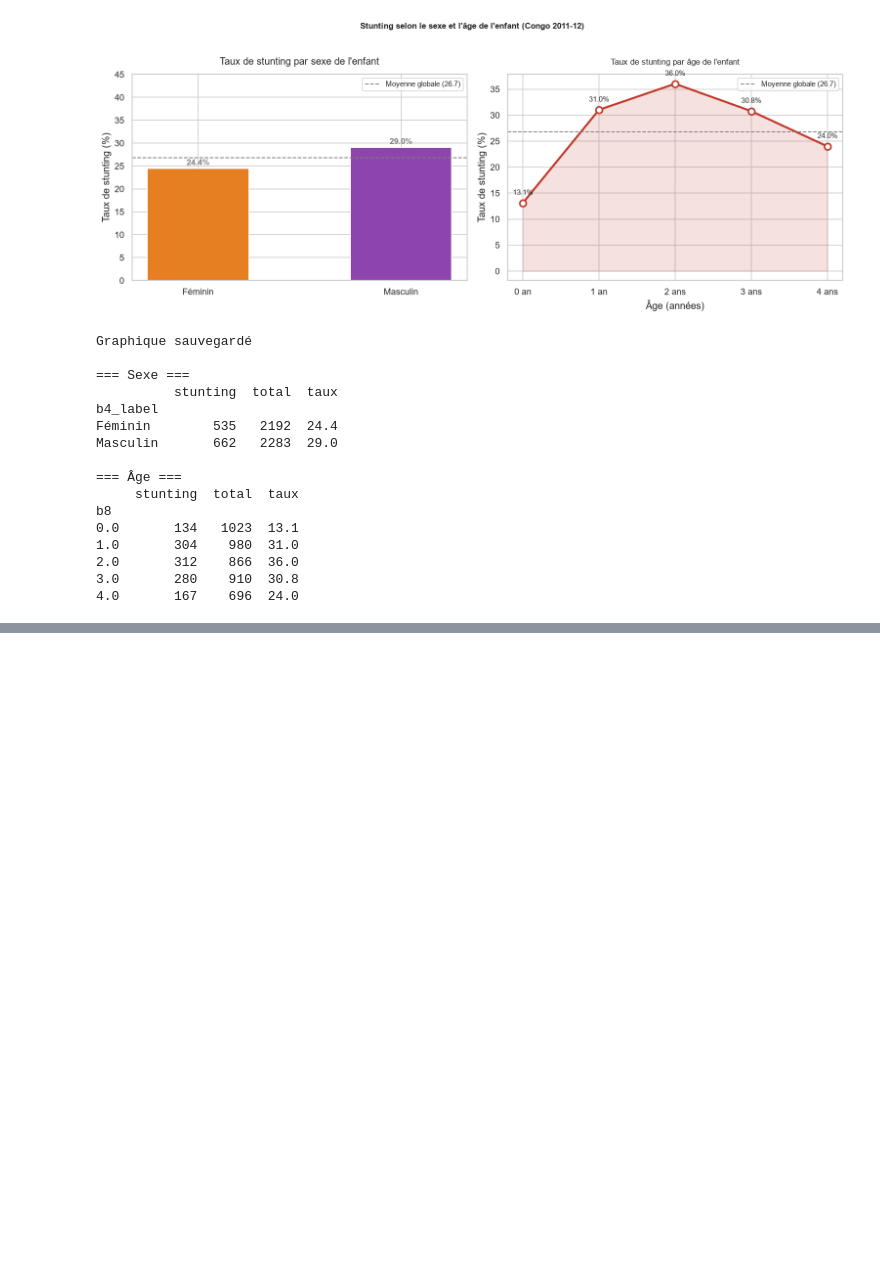
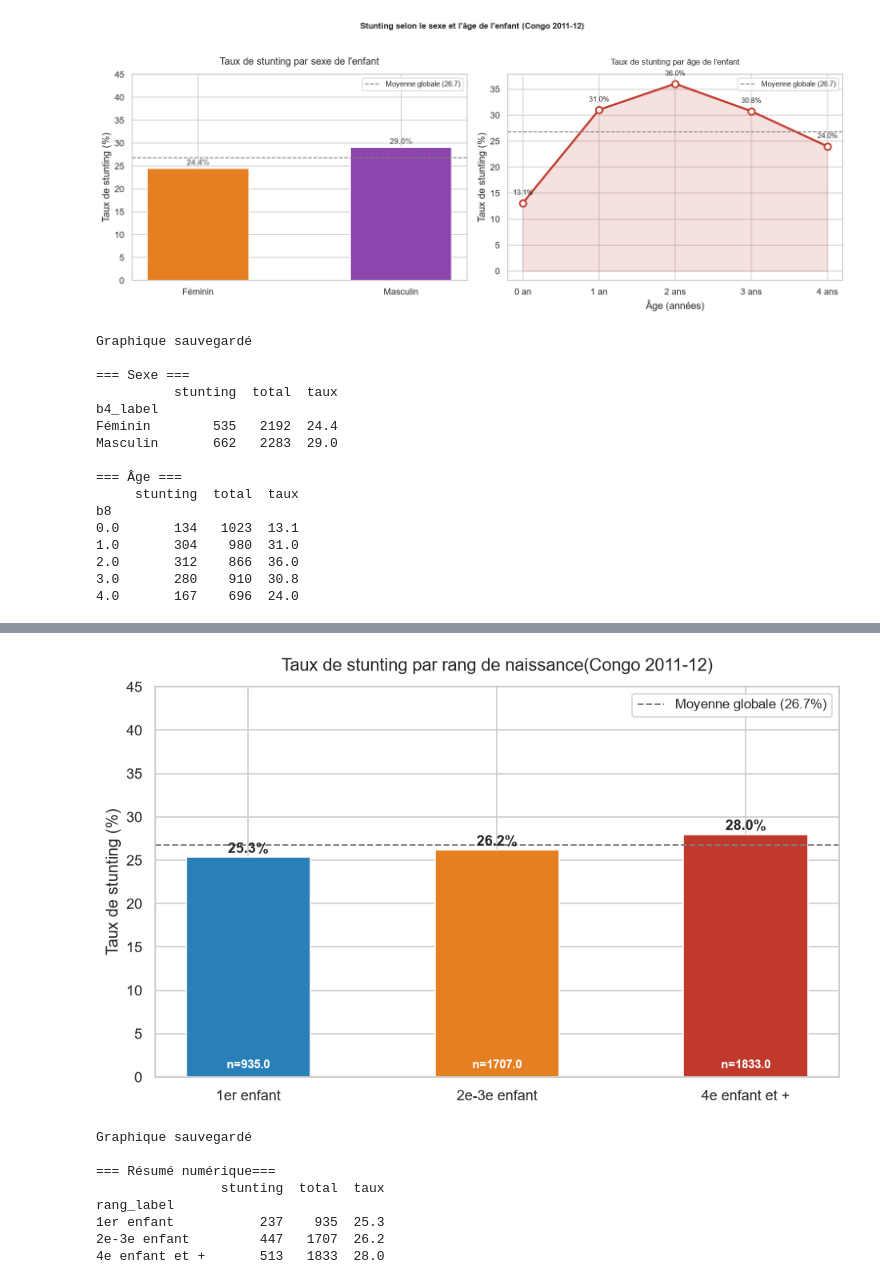
Before and after one commit to astraorigine/NutriPredict-Congo, a Jupyter notebook: notebooks/03_analyse_exploratoire.ipynb, the cells around one changed output, grey strips where cells are left out. Cells and saved outputs as stored; diff of their text form; code cells hidden in the pictures; blank space fills up the shorter version.

```diff
--- a/notebooks/03_analyse_exploratoire.ipynb
+++ b/notebooks/03_analyse_exploratoire.ipynb
@@ -590,0 +604,65 @@ b8
+# %%
+# Regroupement des rangs de naissance
+def categoriser_rang(rang):
+    if rang ==1:
+        return "1er enfant"
+    elif rang<=3:
+        return "2e-3e enfant"
+    else:
+        return "4e enfant et +"
+
+df["rang_label"]=df["bord"].apply(categoriser_rang)
+
+# Ordre logique
+ordre_rang =["1er enfant","2e-3e enfant","4e enfant et +"]
+
+taux_rang = (df.groupby('rang_label')["stunting"]
+             .agg(["sum","count"])
+             .rename(columns={"sum":"stunting","count":"total"}))
+
+taux_rang["taux"] = taux_rang["stunting"]/taux_rang["total"]*100
+taux_rang = taux_rang.reindex(ordre_rang)
+
+# Graphique
+fig, ax = plt.subplots(figsize=(8,5))
+
+colors_rang = ['#2980B9', '#E67E22', '#C0392B']
+bars = ax.bar(
+    ordre_rang,
+    taux_rang["taux"],
+    color=colors_rang,width =0.5,edgecolor ="white"
+)
+
+ax.set_title("Taux de stunting par rang de naissance(Congo 2011-12)",fontsize=13,pad=12)
+ax.set_ylabel("Taux de stunting (%)")
+ax.set_ylim(0,45)
+ax.axhline(
+    y = df["stunting"].mean()*100,
+    color="grey",linestyle="--",linewidth =1.2,
+    label =f"Moyenne globale ({df["stunting"].mean()*100:.1f}%)"
+)
+ax.legend(fontsize=10)
+
+for i, (idx,row) in enumerate(taux_rang.iterrows()):
+    ax.text(i,row["taux"]+0.5,f"{row["taux"]:.1f}%",
+            ha="center",fontsize=11,fontweight="bold")
+    ax.text(i,1,f"n={row["total"]}",
+            ha="center",fontsize=9,color="white",fontweight="bold")
+
+plt.tight_layout()
+plt.savefig(os.path.join(OUTPUT_DIR,"06_stunting_rang.png"),
+            dpi=150,bbox_inches="tight")
+plt.show()
+print("Graphique sauvegardé")
+print("\n=== Résumé numérique===")
+print(taux_rang[["stunting","total","taux"]].round(1))
+# %% [output]
+[figure, added]
+Graphique sauvegardé
+
+=== Résumé numérique===
+                stunting  total  taux
+rang_label
+1er enfant           237    935  25.3
+2e-3e enfant         447   1707  26.2
+4e enfant et +       513   1833  28.0
```
Also changed, not shown: parts of 4 cells of this notebook, 3 other files.
